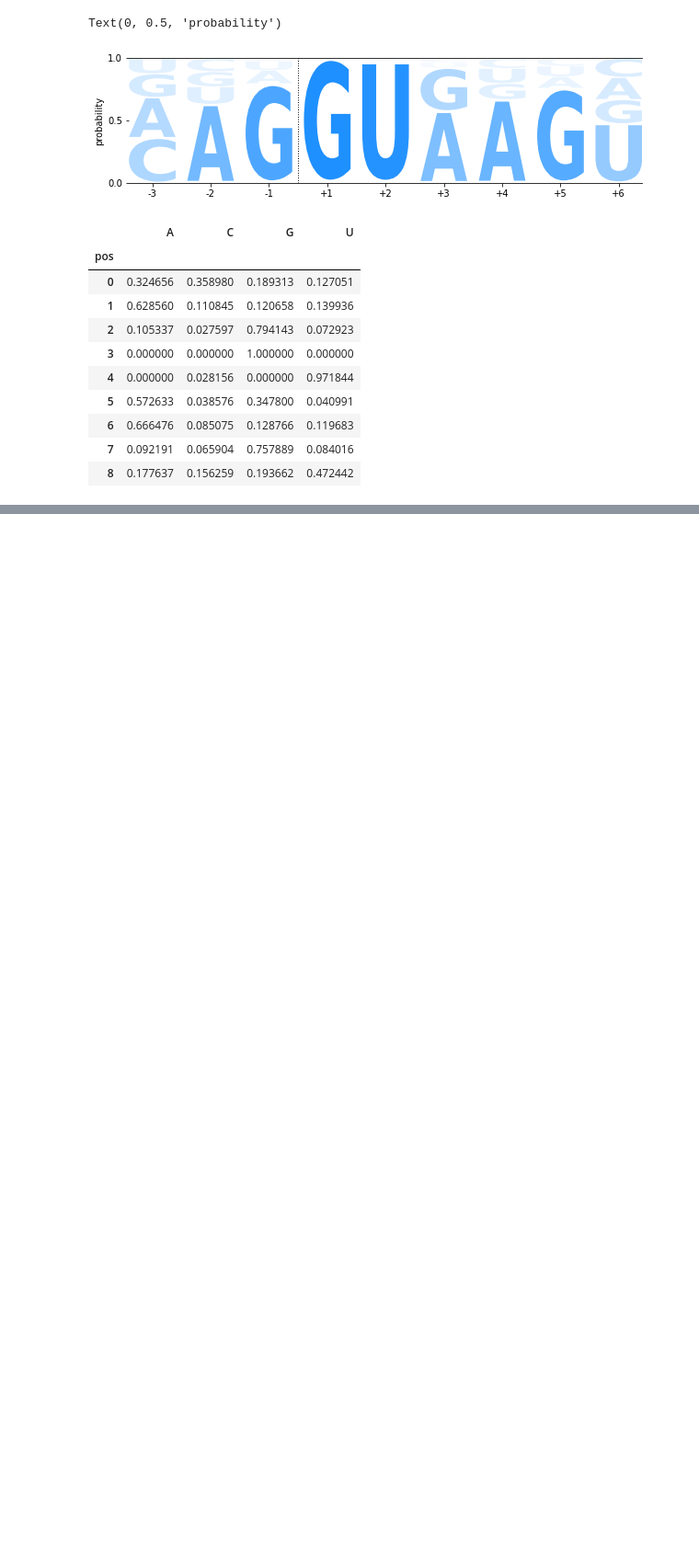
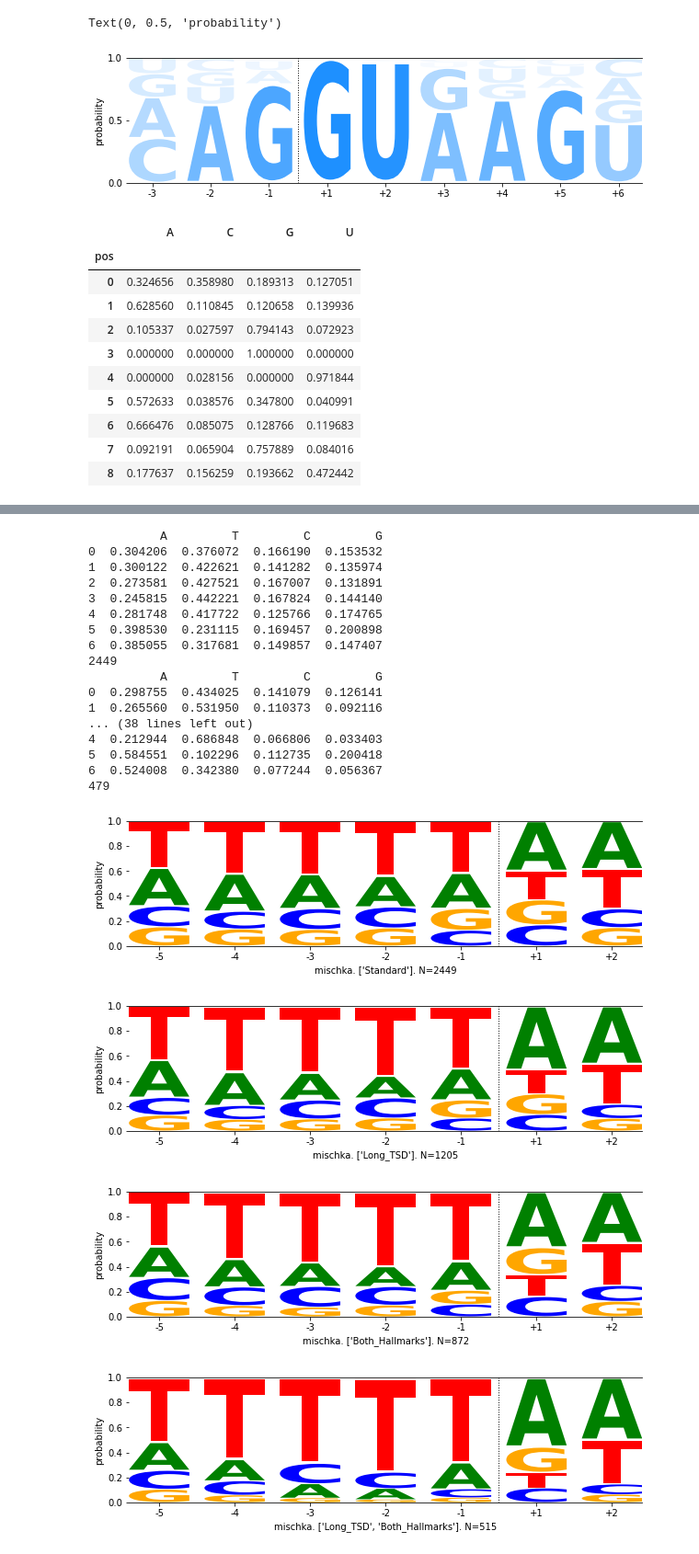
Before and after one commit to mblacksmith1996/Hallmark_Detection_Python_Scripts, a Jupyter notebook: Investigate_Endonuclease_Cut_Sites.ipynb, the cells around one changed output, grey strips where cells are left out. Shown at 92% size. Drawn from its saved outputs; the diff is of its cells as text; code cells hidden in the pictures; blank space fills up the shorter version.

```diff
--- a/Investigate_Endonuclease_Cut_Sites.ipynb
+++ b/Investigate_Endonuclease_Cut_Sites.ipynb
@@ -181,0 +219,31 @@ Text(0, 0.5, 'probability')
+# %%
+sample = 'mischka'
+import_file = "/home/blacksmi/links/kidd-lab/matt-projects/Stuff_For_Anthony/Identify_Hallmarks_From_Retrogenes/Scale_Up_2023_12_14/mischka/Retrogene_Output_dist_70.txt"
+generate_logoplot(import_file,sample)
+generate_logoplot(import_file,sample,["Long_TSD"])
+generate_logoplot(import_file,sample,["Both_Hallmarks"])
+generate_logoplot(import_file,sample,["Long_TSD","Both_Hallmarks"])
+generate_logoplot(import_file,sample,["Agree"])
+generate_logoplot(import_file,sample,["Agree","Long_TSD"])
+# %% [output]
+          A         T         C         G
+0  0.304206  0.376072  0.166190  0.153532
+1  0.300122  0.422621  0.141282  0.135974
+2  0.273581  0.427521  0.167007  0.131891
+3  0.245815  0.442221  0.167824  0.144140
+4  0.281748  0.417722  0.125766  0.174765
+5  0.398530  0.231115  0.169457  0.200898
+6  0.385055  0.317681  0.149857  0.147407
+2449
+          A         T         C         G
+0  0.298755  0.434025  0.141079  0.126141
+1  0.265560  0.531950  0.110373  0.092116
+... (38 lines left out)
+4  0.212944  0.686848  0.066806  0.033403
+5  0.584551  0.102296  0.112735  0.200418
+6  0.524008  0.342380  0.077244  0.056367
+479
+[figure, added]
+[figure, added]
+[figure, added]
+[figure, added]
```
Also changed, not shown: parts of 4 cells of this notebook.
